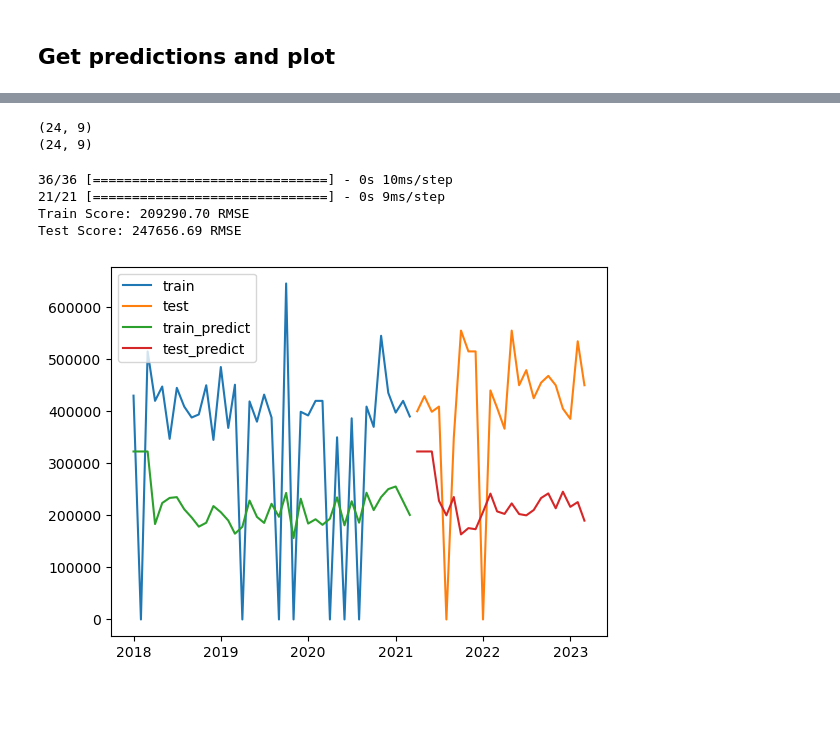
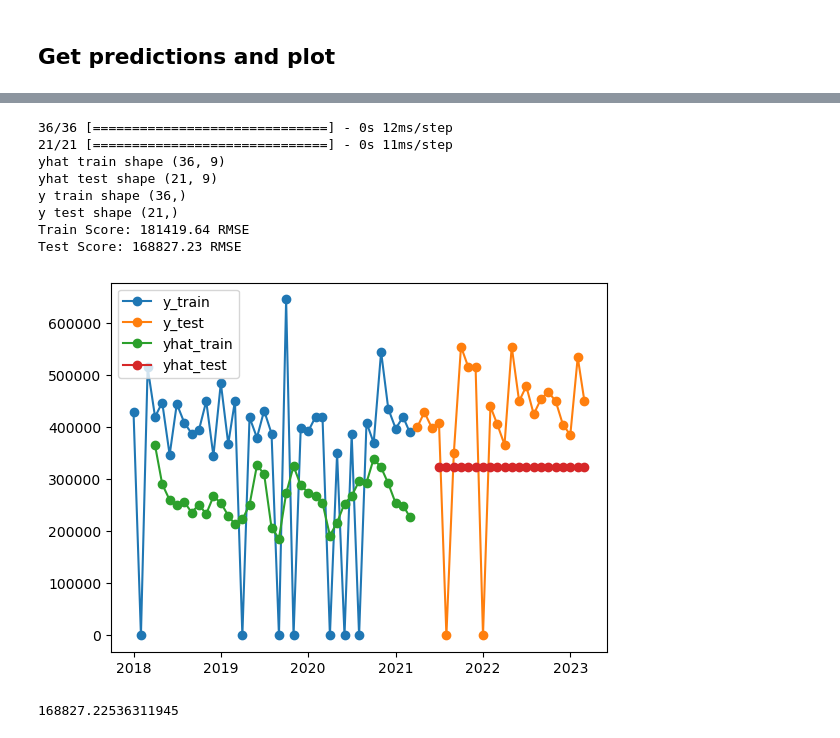
Before and after one commit to ivankqw/housing-data-engineering, a Jupyter notebook: modelling/lstm_keras.ipynb, the cells around one changed output, grey strips where cells are left out. Saved outputs shown, nothing was run; the diff lists cells and outputs as text; code cells hidden in the pictures; blank space fills up the shorter version.

Commit message:
bug fix on lstm training

```diff
--- a/modelling/lstm_keras.ipynb
+++ b/modelling/lstm_keras.ipynb
@@ -193,7 +253 @@ predictions_inversed = scaler_dict[1].inverse_transform(predictions_padded)
-# %%
-print(test_lstm_df_dict_scaled[1].shape)
-print(predictions_inversed.shape)
-# %% [output]
-(24, 9)
-(24, 9)
 # %%
@@ -232,8 +299,19 @@ def evaluate_lstm(model, train_set, test_set):
 # %%
-evaluate_lstm(model, train_lstm_dataset_dict[1], test_lstm_dataset_dict[1])
+evaluate_lstm(
+    model=model_1,
+    X_train=train_lstm_dataset_dict[1],
+    X_test=test_lstm_dataset_dict[1],
+    district_no=1,
+    lookback=3,
+)
 # %% [output]
-36/36 [==============================] - 0s 10ms/step
-21/21 [==============================] - 0s 9ms/step
-Train Score: 209290.70 RMSE
-Test Score: 247656.69 RMSE
+36/36 [==============================] - 0s 12ms/step
+21/21 [==============================] - 0s 11ms/step
+yhat train shape (36, 9)
+yhat test shape (21, 9)
+y train shape (36,)
+y test shape (21,)
+Train Score: 181419.64 RMSE
+Test Score: 168827.23 RMSE
-[figure, old version]
+[figure, new version]
+168827.22536311945
```
Also changed, not shown: parts of 6 cells of this notebook.
